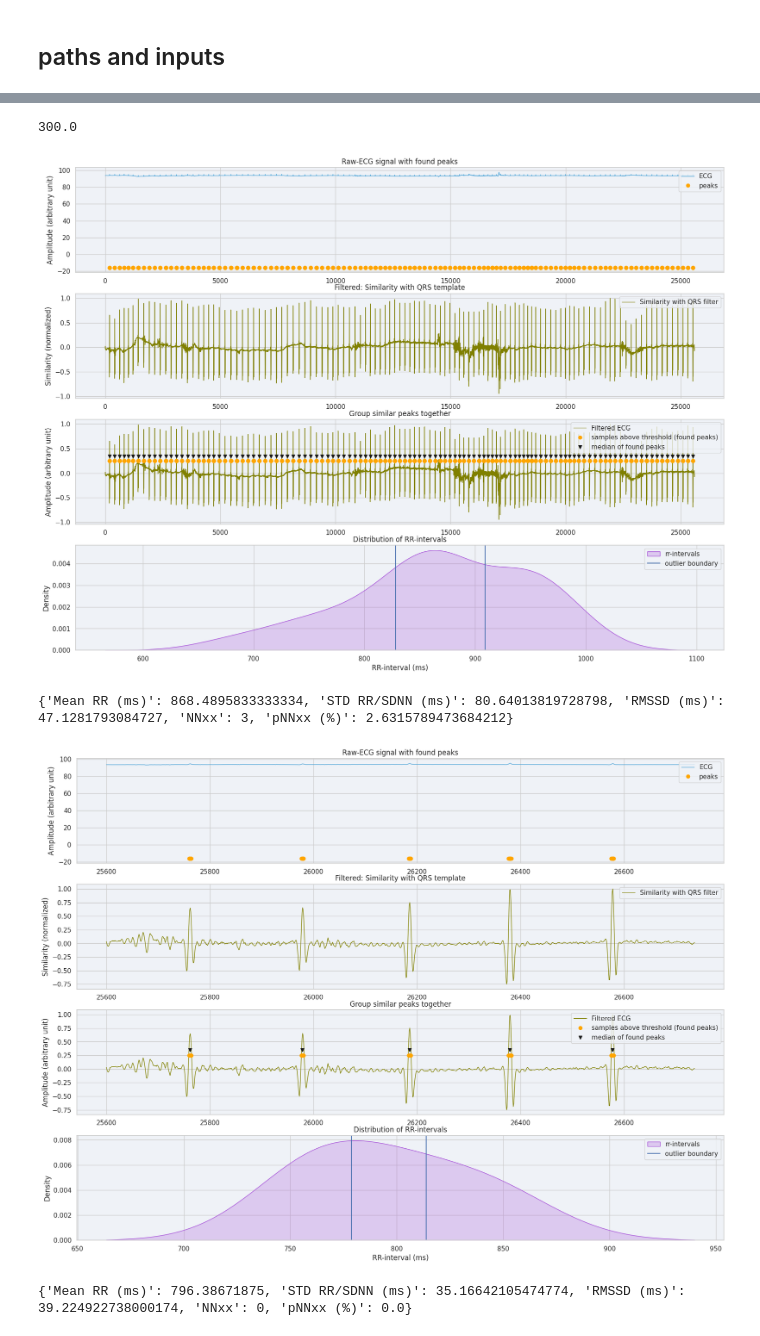
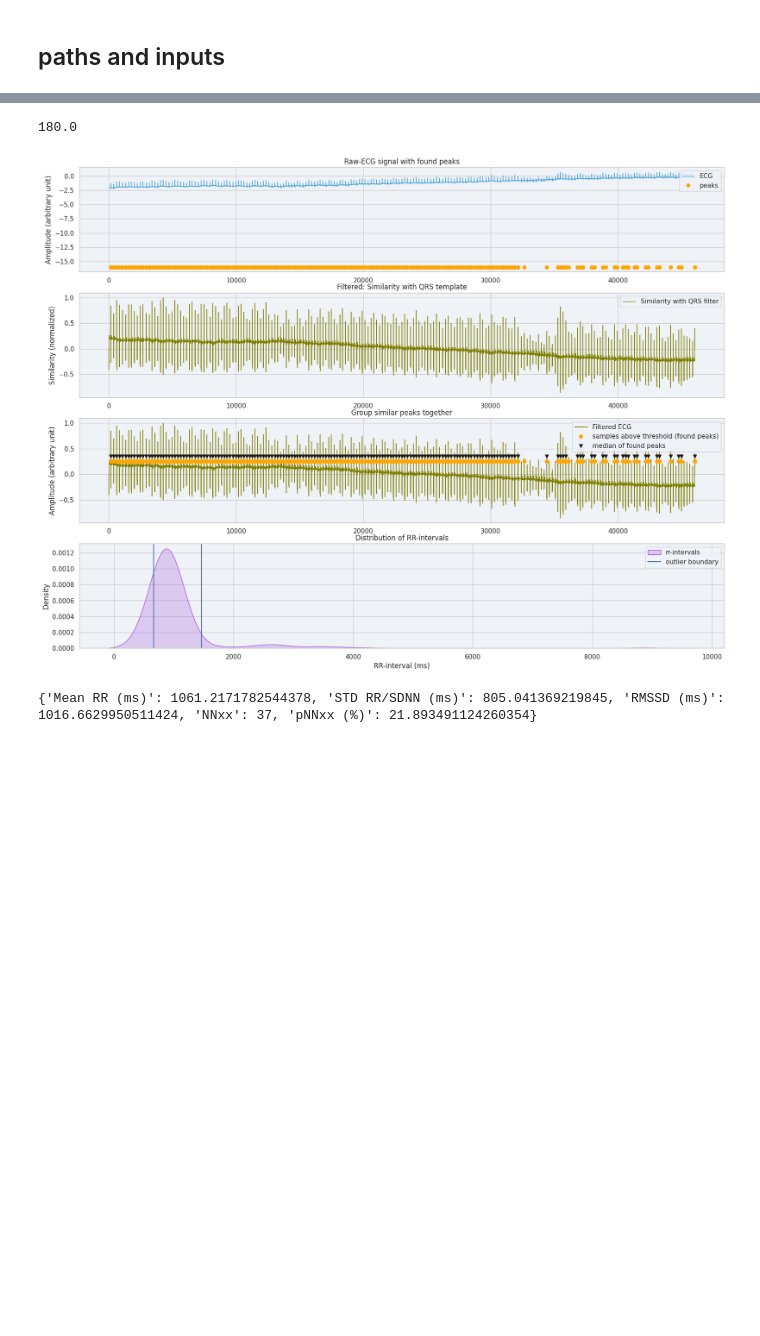
Before and after one commit to saifhanjra/tester_sony_digirelax, a Jupyter notebook: scripts/wp3/wp3_hrv_vis.ipynb, the cells around one changed output, grey strips where cells are left out. Cells and saved outputs as stored; diff of their text form; code cells hidden in the pictures; blank space fills up the shorter version.

```diff
--- a/scripts/wp3/wp3_hrv_vis.ipynb
+++ b/scripts/wp3/wp3_hrv_vis.ipynb
@@ -243,12 +243,12 @@ def get_plot_ranges(start=10, end=20, n=5):
 # %%
 event_interest_list_new = ["baseline_instruction_ts", "tsst_prep_ts", "tsst_pres_ts", "relaxation_prep_ts", "saliva_probe_4_ts", "saliva_probe_4_ts"]
 # %%
-psychopy_file_path = "/home/muhammad/Desktop/Datasets/data_sony_digiRelax/wp3/VP005_081123/Psychopy_data/VP005_081123_DigiRelax_Experiment_2023-11-08_14h17.35.226.csv"
-col_interest_psychopy = event_interest_list_new[4]
-list_offset_mins = [5]
+psychopy_file_path = "/home/muhammad/Desktop/Datasets/data_sony_digiRelax/wp3/VP039_061223/Psychopy_data/VP039_061223_DigiRelax_Experiment_2023-12-06_09h56.18.635.csv"
+col_interest_psychopy = event_interest_list_new[0]
+list_offset_mins = [3]
 selec_ind = 0
 sampling_frequency = 256
-ecg_file_path = "/home/muhammad/Desktop/Datasets/data_sony_digiRelax/wp3/VP005_081123/Shimmer_data/2023-11-08_13.52.04_VP005_081123_SD_Session1/VP005_081123_Session1_Shimmer_6B1E_Calibrated_SD.csv"
+ecg_file_path = "/home/muhammad/Desktop/Datasets/data_sony_digiRelax/wp3/VP039_061223/Shimmer_data/2023-12-06_08.19.19_VP039_061223_SD_Session1/VP039_061223_Session1_Shimmer_6B1E_Calibrated_SD.csv"
 ecg_col_name = "Shimmer_6B1E_ECG_LL-LA_24BIT_CAL"
 timestamp_shimmer_col_name = "Shimmer_6B1E_Timestamp_Unix_CAL"
 # %%
@@ -323,7 +323,7 @@ outlier_thr = 0.5
 
 sampfrom = start
 sampto = stop
-nr_plots = 3
+nr_plots = 1
 for start, stop in get_plot_ranges(sampfrom, sampto, nr_plots):
 
     cond_slice = (ecg_df_ii.index >= start) & (ecg_df_ii.index < stop)
@@ -363,35 +363,33 @@ for start, stop in get_plot_ranges(sampfrom, sampto, nr_plots):
     plt.plot(grouped_peaks, np.repeat(0.35, grouped_peaks.shape[0]), label="median of found peaks", color="k", marker="v", linestyle="None")
     plt.legend(loc="upper right")
     #plt.xlabel("Samples")
     plt.ylabel("Amplitude (arbitrary unit)")
     #plt.gca().set_xlim(0, 200)
 
 
     plt.subplot(414)
 
     grouped_peak_msec =group_peaks_from_ind_to_msec(grouped_peaks, 256)
 
     rr = np.diff(grouped_peak_msec)
     plt.title("Distribution of RR-intervals")
 
     with warnings.catch_warnings():
         warnings.simplefilter("ignore") # ignore FutureWarning
         sns.kdeplot(rr, label="rr-intervals", color="#A651D8", shade=True)
 
     outlier_low = np.mean(rr) - outlier_thr * np.std(rr)
     outlier_high = np.mean(rr) + outlier_thr * np.std(rr)
     plt.axvline(x=outlier_low)
     plt.axvline(x=outlier_high, label="outlier boundary")
     plt.xlabel("RR-interval (ms)")
     plt.ylabel("Density")
     #plt.text(outlier_low - 370, 0.004, "outliers low (< mean - 2 sigma)")
     plt.legend()
     plt.show()
 
     print(timedomain(rr))
 # %% [output]
-300.0
+180.0
-[figure, old version]
+[figure, new version]
-{'Mean RR (ms)': 868.4895833333334, 'STD RR/SDNN (ms)': 80.64013819728798, 'RMSSD (ms)': 47.1281793084727, 'NNxx': 3, 'pNNxx (%)': 2.6315789473684212}
+{'Mean RR (ms)': 1061.2171782544378, 'STD RR/SDNN (ms)': 805.041369219845, 'RMSSD (ms)': 1016.6629950511424, 'NNxx': 37, 'pNNxx (%)': 21.893491124260354}
-[figure, removed]
-{'Mean RR (ms)': 796.38671875, 'STD RR/SDNN (ms)': 35.16642105474774, 'RMSSD (ms)': 39.224922738000174, 'NNxx': 0, 'pNNxx (%)': 0.0}
```
Also changed, not shown: parts of 3 cells of this notebook, 5 other files.
